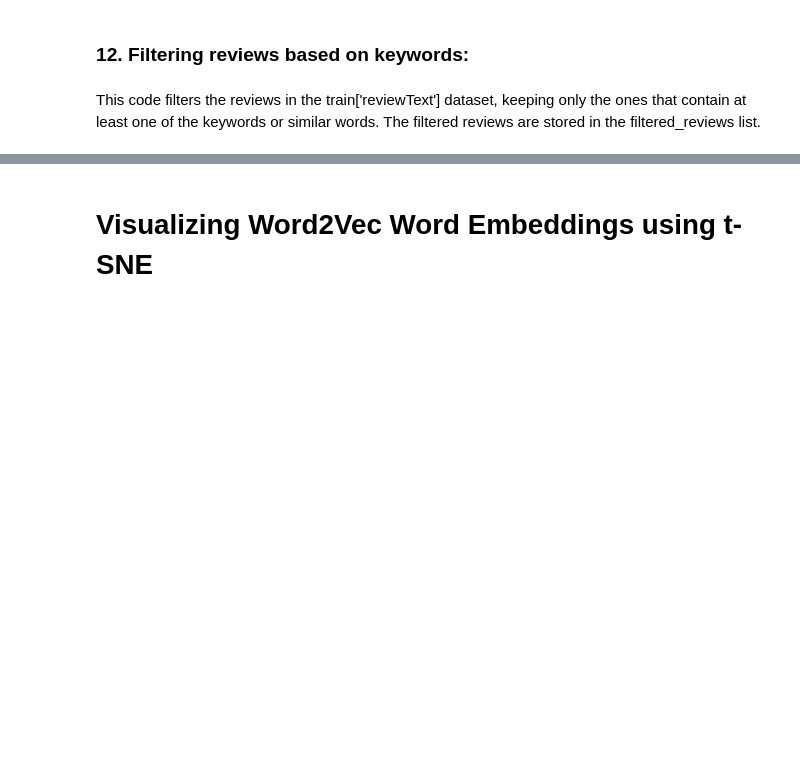
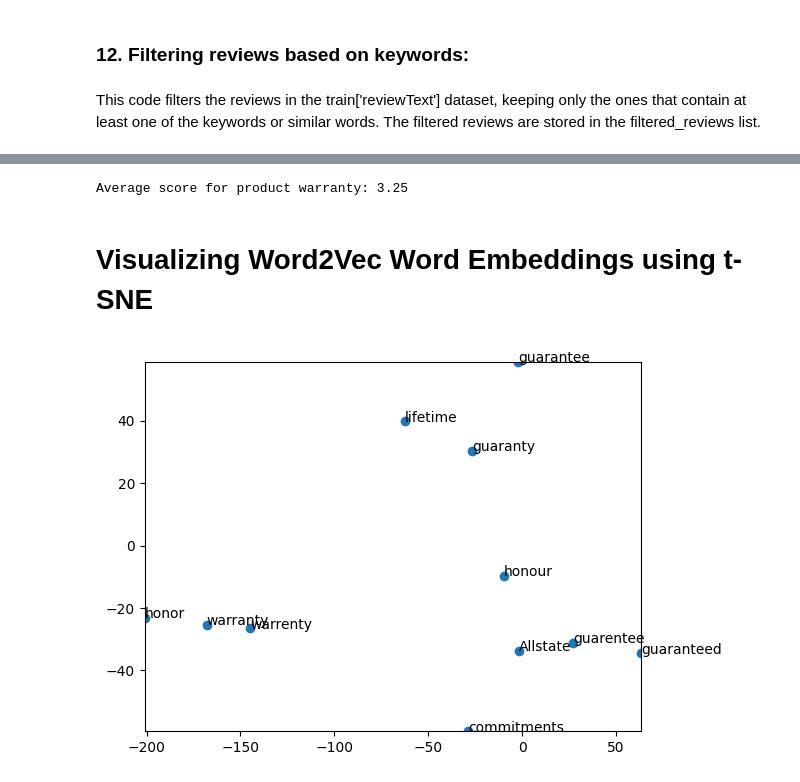
Before and after one commit to mr-robot77/Quera_G11-Project3, a Jupyter notebook: Problem2-Sentiment Analysis-NLP/Sentiment_Analysis_Amazon_NLP_Q2.ipynb, the cells around one changed output, grey strips where cells are left out. Drawn from its saved outputs; the diff is of its cells as text; code cells hidden in the pictures; blank space fills up the shorter version.

```diff
--- a/Problem2-Sentiment Analysis-NLP/Sentiment_Analysis_Amazon_NLP_Q2.ipynb
+++ b/Problem2-Sentiment Analysis-NLP/Sentiment_Analysis_Amazon_NLP_Q2.ipynb
@@ -473,9 +534,5 @@ plt.show()
 # %%
-# # Calculate the average score for each item
-# overall_scores = []
-# for review in filtered_reviews:
-#     overall_score = train.loc[train['reviewText'] == review]['overall'].iloc[0]
-#     overall_scores.append(overall_score)
-
-# # Average score report
-# print('Average score for product warranty:', round(sum(overall_scores) / len(overall_scores), 2))
+# Average score report
+print('Average score for product warranty:', round(sum(average_ratings) / len(average_ratings), 2))
+# %% [output]
+Average score for product warranty: 3.25
@@ -536,2 +573,4 @@ plt.show()
 # %%
-# display_closestwords_tsnescatterplot(model, 'guarantee')
+display_closestwords_tsnescatterplot(model, 'guarantee')
+# %% [output]
+[figure, added]
```
Also changed, not shown: parts of 25 cells of this notebook.
